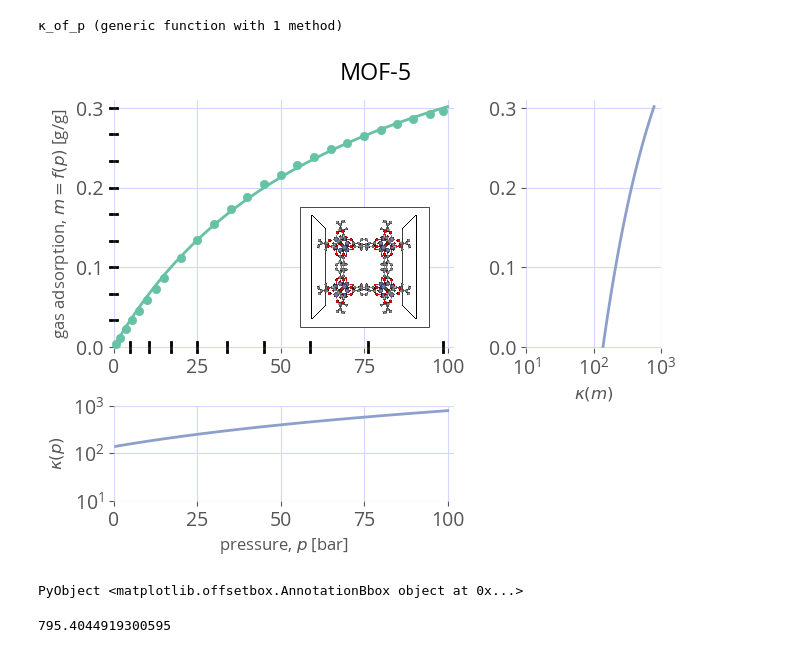
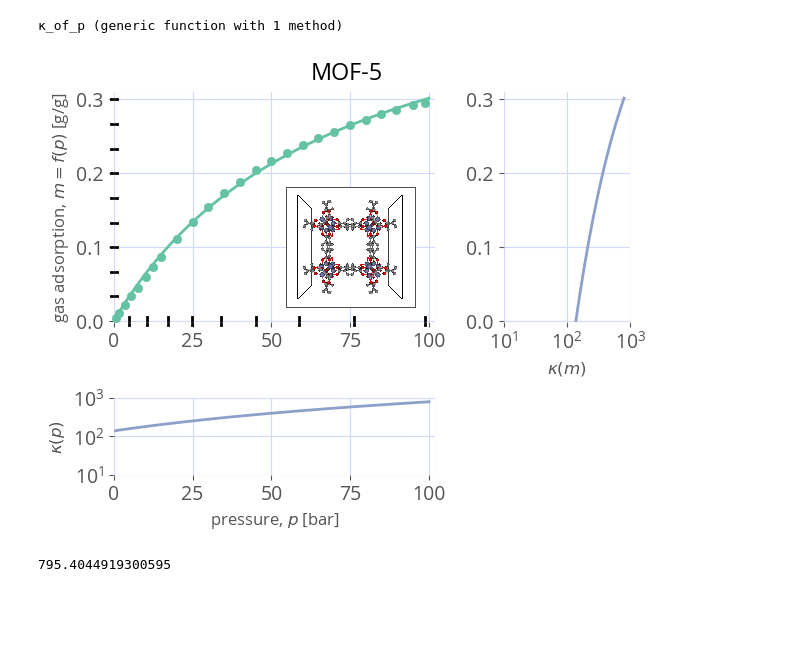
Before and after one commit to SimonEnsemble/nonlinear_sensing, a Jupyter notebook: one_d_sensing/1D sensing.ipynb, the cells around one changed output. Drawn from its saved outputs; the diff is of its cells as text; code cells hidden in the pictures; blank space fills up the shorter version.

```diff
--- a/one_d_sensing/1D sensing.ipynb
+++ b/one_d_sensing/1D sensing.ipynb
@@ -131,11 +131,11 @@ y_max = 0.31
 for (i, mof) in enumerate(mofs)
     axs[i].scatter(df[mof][:, Symbol("P(bar)")], df[mof][:, :g_g],
         color=mof_to_color[mof], zorder=2003)
-    axs[i].plot(p, m.(p, mof), color=mof_to_color[mof], zorder=1000)
+    axs[i].plot(p, f.(p, mof), color=mof_to_color[mof], zorder=1000)
     axs[i].set_title(mof)
 
     for j in 1:2
-        m̄ = m(p̄[j], mof)
+        m̄ = f(p̄[j], mof)
         axs[i].plot([p̄[j], p̄[j]], [0, m̄], color=δ_color)
         axs[i].plot([0, p̄[j]], [m̄, m̄], color=δ_color)
 
@@ -204,10 +204,10 @@ ax2 = subplot2grid((3, 3), (0, 2), colspan=1, rowspan=2)
 ax3 = subplot2grid((3, 3), (2, 0), colspan=2, rowspan=1)
 tight_layout()
 
-ax1.plot(p, m.(p, mof), color=mof_to_color[mof])
+ax1.plot(p, f.(p, mof), color=mof_to_color[mof])
 ax1.scatter(df[mof][:, Symbol("P(bar)")], df[mof][:, :g_g], zorder=1000,
     clip_on=false, color=mof_to_color[mof])
-ax2.plot(κ_of_m.(m.(p, mof)), m.(p, mof), color="C2")
+ax2.plot(κ_of_m.(f.(p, mof)), f.(p, mof), color="C2")
 ax3.plot(p, κ_of_p.(p), color="C2")
 
 ax1.set_ylabel(L"gas adsorption, $m=f(p)$ [g/g]", fontsize=12)
@@ -217,36 +217,37 @@ ax3.set_ylabel(L"$κ(p)$", fontsize=12)
 ax2.set_xlabel(L"$κ(m)$", fontsize=12)
 
 ax1.set_ylim(-0.001,y_max)
 ax2.set_ylim(-0.001,y_max)
 ax1.set_xlim(0,102)
 ax3.set_xlim(0,102)
 ax2.set_xscale("log")
 ax3.set_yscale("log")
 ax2.set_xticks([10,100,1000])
 ax3.set_yticks([10,100,1000])
 suptitle(mof, y=1.02)
 #make sure axes are same for above plots
 
 #add ticks to plot
 num_ticks = 10
 m_ticks = range(0, 0.3, length=num_ticks)
 for i = 1:num_ticks
     if i == 1
         continue
     end
     ax1.plot([-1,1], [m_ticks[i], m_ticks[i]], color="black", clip_on=false)
     p = g(m_ticks[i], mof)
     ax1.plot([p,p], [-2/100 *0.3, 2/100 *0.3], color="black", clip_on=false)
 end
 
 #Add png to plot
 mof_fig = imread(joinpath("..", "$mof.png"))
-imagebox = PyPlot.matplotlib.offsetbox.OffsetImage(mof_fig, zoom=0.08)
+imagebox = PyPlot.matplotlib.offsetbox.OffsetImage(mof_fig, zoom=0.08, filternorm=100.0)
 ab = PyPlot.matplotlib.offsetbox.AnnotationBbox(imagebox, (75.0, .10))
 ax1.add_artist(ab)
+tight_layout()
+savefig("$mof.pdf", format="pdf")
 # %% [output]
-[figure, old version]
+[figure, new version]
-PyObject <matplotlib.offsetbox.AnnotationBbox object at 0x...>
 # %%
 κ_of_p.(100.0)
 # %% [output]
```
Also changed, not shown: parts of 4 cells of this notebook.
